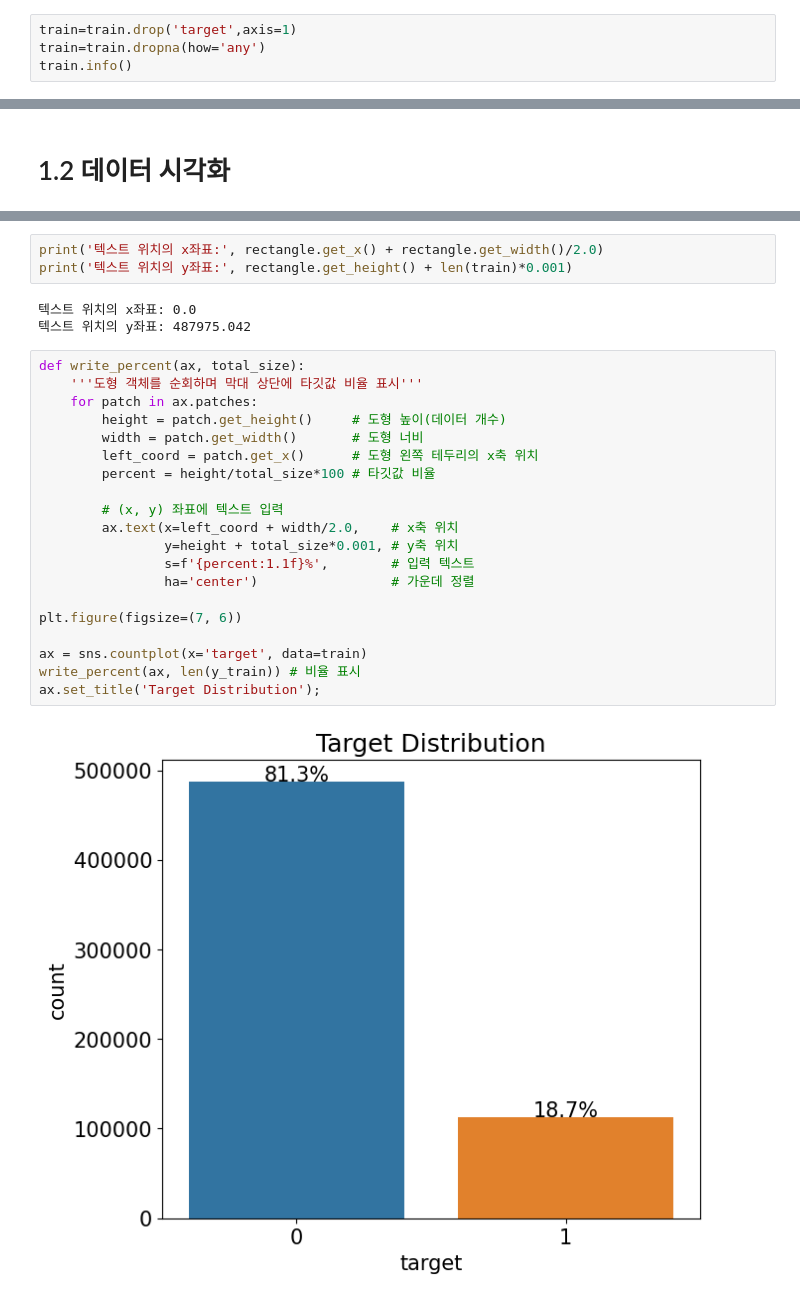
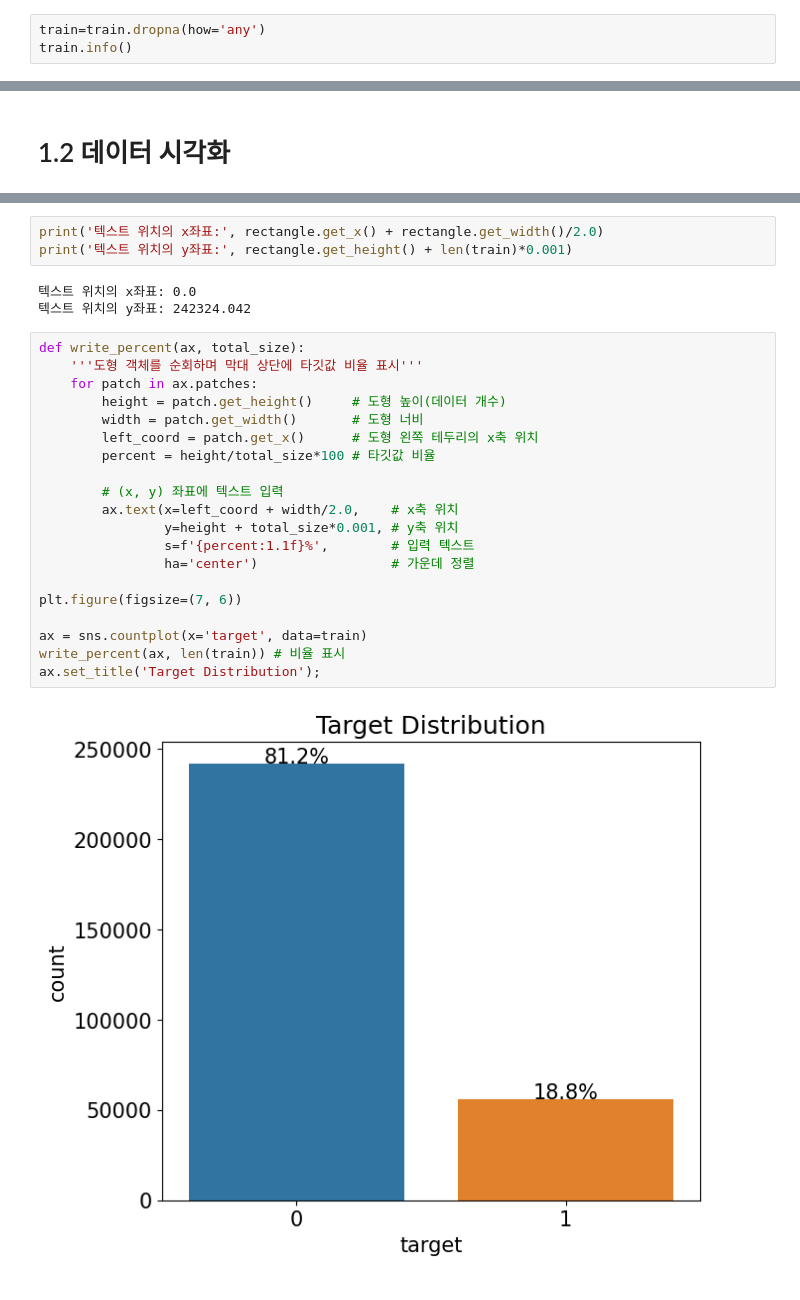
Before and after one commit to bellkjtt/Competition-Kaggle-Dacon, a Jupyter notebook: notebook-for-categorical-encoding-chllange-2.ipynb, the cells around one changed output, grey strips where cells are left out. Drawn from its saved outputs; the diff is of its cells as text.

```diff
--- a/notebook-for-categorical-encoding-chllange-2.ipynb
+++ b/notebook-for-categorical-encoding-chllange-2.ipynb
@@ -100,7 +100,6 @@ resumetable(train)
 | 22 | month | float64 | 17988 | 12 | 3.0 | 7.0 | 9.0 |
 | 23 | target | int64 | 0 | 2 | 0 | 0 | 0 |
 # %%
-train=train.drop('target',axis=1)
 train=train.dropna(how='any')
 train.info()
 # %% [output]
@@ -189,26 +188,26 @@ print('텍스트 위치의 x좌표:', rectangle.get_x() + rectangle.get_width()/
 print('텍스트 위치의 y좌표:', rectangle.get_height() + len(train)*0.001)
 # %% [output]
 텍스트 위치의 x좌표: 0.0
-텍스트 위치의 y좌표: 487975.042
+텍스트 위치의 y좌표: 242324.042
 # %%
 def write_percent(ax, total_size):
     '''도형 객체를 순회하며 막대 상단에 타깃값 비율 표시'''
     for patch in ax.patches:
         height = patch.get_height()     # 도형 높이(데이터 개수)
         width = patch.get_width()       # 도형 너비
         left_coord = patch.get_x()      # 도형 왼쪽 테두리의 x축 위치
         percent = height/total_size*100 # 타깃값 비율
 
         # (x, y) 좌표에 텍스트 입력
         ax.text(x=left_coord + width/2.0,    # x축 위치
                 y=height + total_size*0.001, # y축 위치
                 s=f'{percent:1.1f}%',        # 입력 텍스트
                 ha='center')                 # 가운데 정렬
 
 plt.figure(figsize=(7, 6))
 
 ax = sns.countplot(x='target', data=train)
-write_percent(ax, len(y_train)) # 비율 표시
+write_percent(ax, len(train)) # 비율 표시
 ax.set_title('Target Distribution');
 # %% [output]
-[figure, old version]
+[figure, new version]
```
Also changed, not shown: parts of 22 cells of this notebook.
